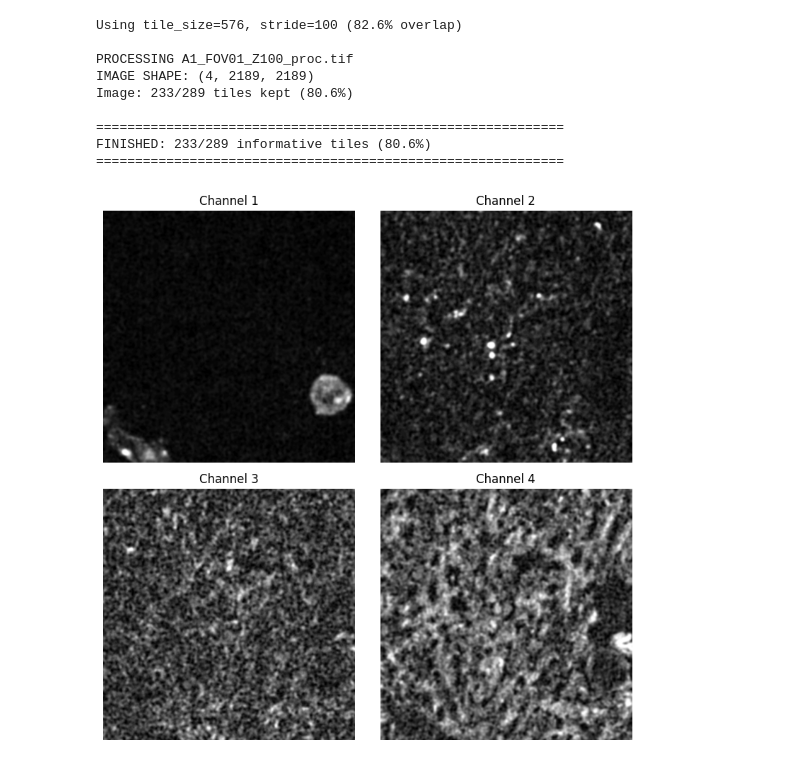
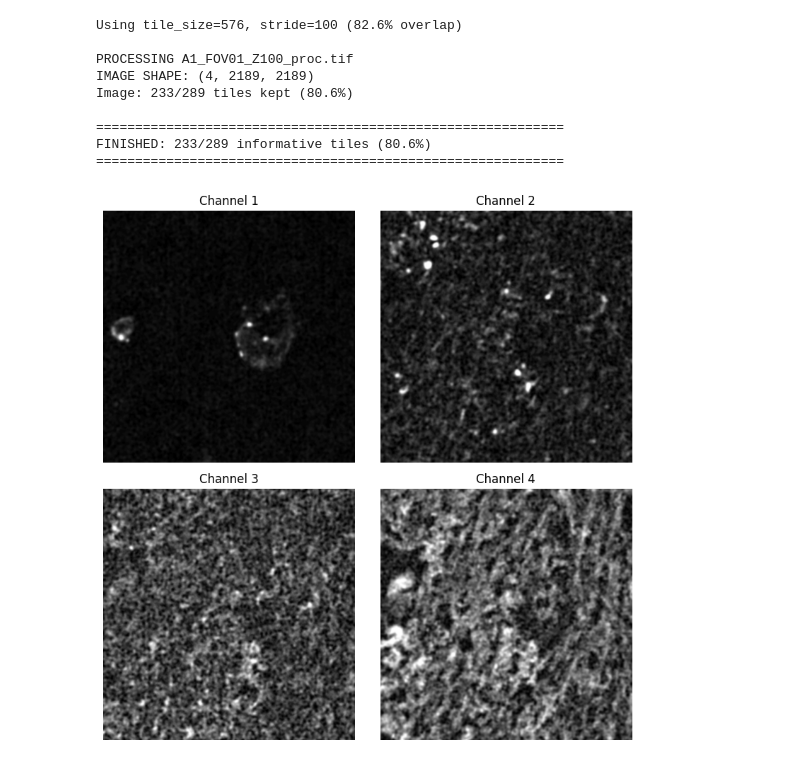
Before and after one commit to peneeta/neuro-ml-capstone, a Jupyter notebook: test_preprocessing.ipynb, the cells around one changed output. Drawn from its saved outputs; the diff is of its cells as text; code cells hidden in the pictures.

```diff
--- a/test_preprocessing.ipynb
+++ b/test_preprocessing.ipynb
@@ -174,19 +174,19 @@ FINISHED: 233/289 informative tiles (80.6%)
 ============================================================
 # %%
 # view one of the informative patches
-inf_im = tiff.imread("images/informative_slices/A1_FOV01_Z100_proc_tile_y2_x6.tif")
+inf_im = tiff.imread("images/informative_slices/A1_FOV01_Z100_proc_tile_y2_x12.tif")
 
 fig, axes = plt.subplots(2, 2, figsize=(8, 8))
 axes = axes.ravel()
 
 # plot each channel
 for i in range(4):
     ax = axes[i]
     ax.imshow(inf_im[i, :, :], cmap='gray')
     ax.set_title(f'Channel {i+1}')
     ax.axis('off')
 
 plt.tight_layout()
 plt.show()
 # %% [output]
-[figure, old version]
+[figure, new version]
```
Also changed, not shown: 11 other files.
